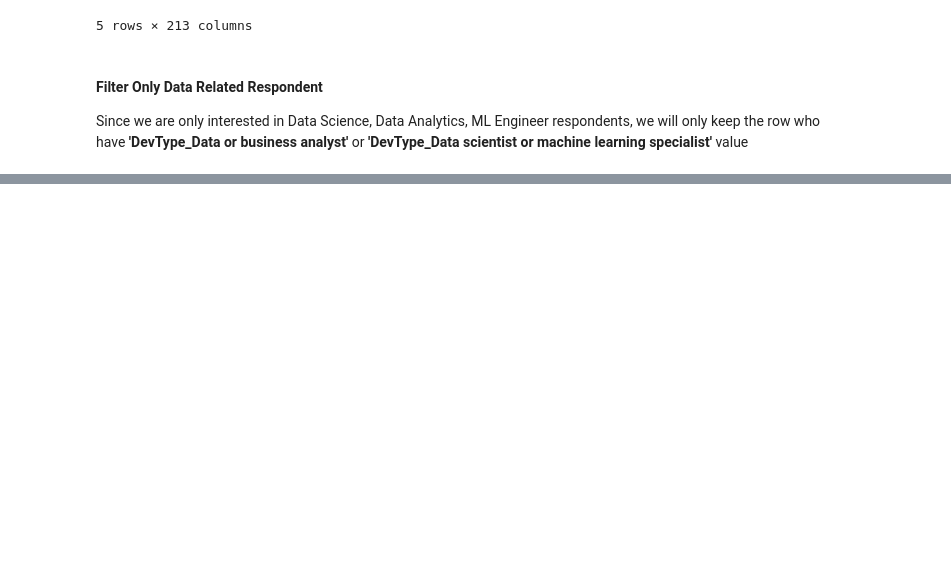
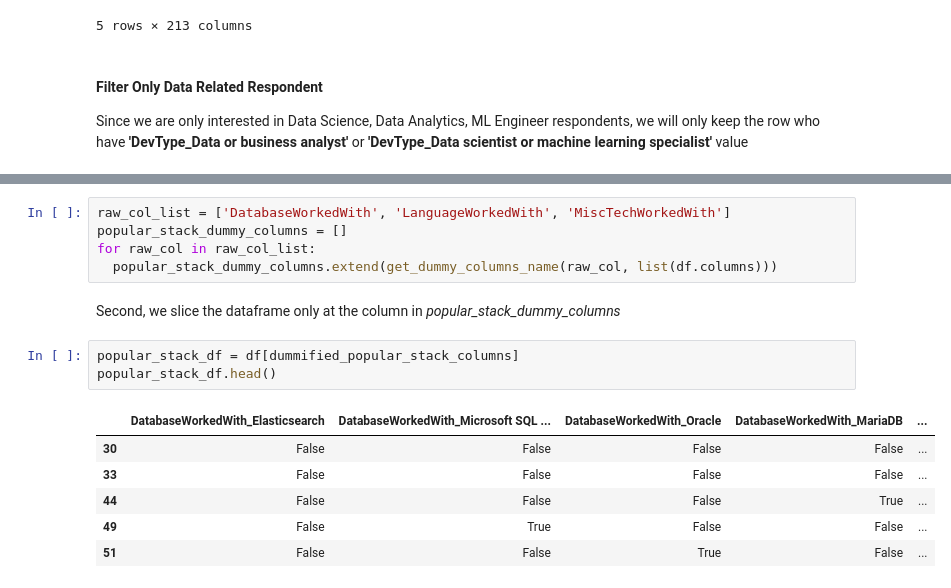
Before and after one commit to fahmiduldul/ds-blog-post, a Jupyter notebook: main.ipynb, the cells around one changed output, grey strips where cells are left out. Drawn from its saved outputs; the diff is of its cells as text; blank space fills up the shorter version.

```diff
--- a/main.ipynb
+++ b/main.ipynb
@@ -183,0 +207,17 @@ df.head()
+# %%
+raw_col_list = ['DatabaseWorkedWith', 'LanguageWorkedWith', 'MiscTechWorkedWith']
+popular_stack_dummy_columns = []
+for raw_col in raw_col_list:
+  popular_stack_dummy_columns.extend(get_dummy_columns_name(raw_col, list(df.columns)))
+# %% [markdown]
+Second, we slice the dataframe only at the column in *popular_stack_dummy_columns*
+# %%
+popular_stack_df = df[dummified_popular_stack_columns]
+popular_stack_df.head()
+# %% [output]
+|  | DatabaseWorkedWith_Elasticsearch | DatabaseWorkedWith_Microsoft SQL ... | DatabaseWorkedWith_Oracle | DatabaseWorkedWith_MariaDB | ... |
+| 30 | False | False | False | False | ... |
+| 33 | False | False | False | False | ... |
+| 44 | False | False | False | True | ... |
+| 49 | False | True | False | False | ... |
+| 51 | False | False | True | False | ... |
```
Also changed, not shown: parts of 16 cells of this notebook.
